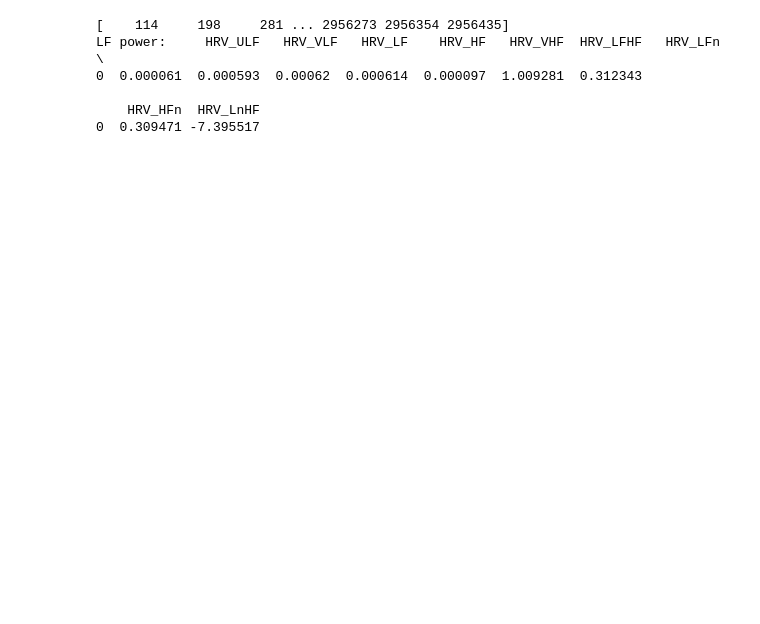
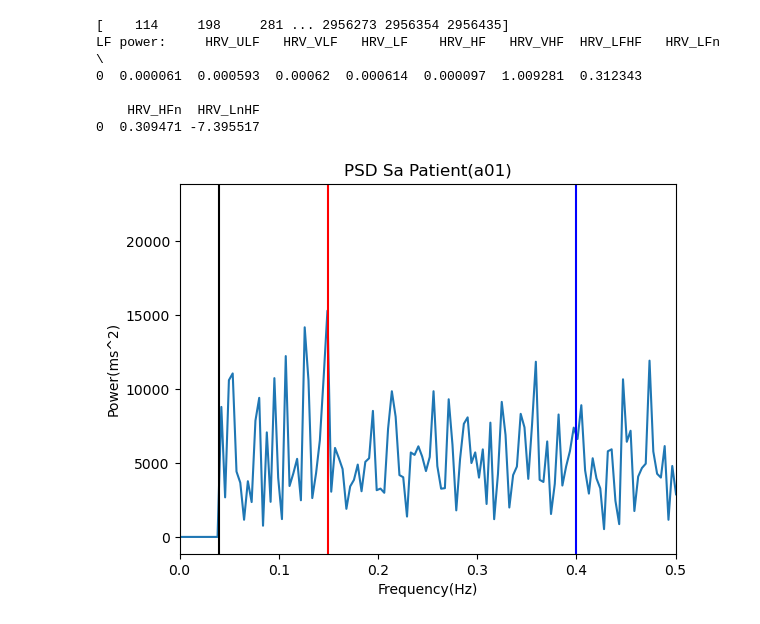
Before and after one commit to ma15118/Year3Project, a Jupyter notebook: Freq_analysis.ipynb, the cells around one changed output. Cells and saved outputs as stored; diff of their text form; code cells hidden in the pictures; blank space fills up the shorter version.

```diff
--- a/Freq_analysis.ipynb
+++ b/Freq_analysis.ipynb
@@ -107,0 +147,60 @@ plot_psd(nn_intervals_list, method="welch")
+# %%
+## fft and psd using last years code
+
+import numpy as np
+from numpy.fft import fft,ifft
+import pandas as pd
+import os
+import matplotlib.pyplot as plt
+import neurokit2 as nk
+import scipy as sp
+from scipy.fft import rfft, rfftfreq
+from scipy.fft import irfft
+from scipy.interpolate import interp1d
+
+#folder = 'ECG_Only'
+#access_folder = os.chdir(folder)
+
+file = 'a01'
+df = pd.read_csv(file+'.csv')
+ECG = np.concatenate(pd.DataFrame(df['ECG']).to_numpy())
+Time = np.concatenate(pd.DataFrame(df['Time']).to_numpy())
+
+#### this can be used for sectioning if you want
+#start_time = 1600
+#stop_time = 1800
+#start_location =int((np.where(Time == start_time)[0]))
+#stop_location = int((np.where(Time == stop_time)[0]))
+##
+_, rpeaks = nk.ecg_peaks(ECG, sampling_rate = 100)
+peaks = rpeaks['ECG_R_Peaks']
+nn_intervals = np.diff(peaks)
+
+#last years code
+## Number of samples in normalized_tone
+N = len(nn_intervals)
+rate = 100
+freq_values = pd.DataFrame()
+
+
+ #Calculating fourier transforms
+xf = rfftfreq(N, 1 / rate) # Returns the Discrete Fourier Transform sample frequencies
+yf = np.abs(rfft(nn_intervals)) # Computes the one-dimensional discrete Fourier Transform for real input.
+for index,value in enumerate(xf):
+    if value < 0.04:
+        yf[index] = 0
+
+# Plotting Frequency Domain HRV values
+plt.plot(xf, yf)
+plt.xlabel('Frequency(Hz)')
+plt.ylabel('Power(ms^2)')
+
+#HF - 0.15-0.4, LF - 0.04-0.15
+plt.axvline(x=0.040, color='k')
+plt.axvline(x=0.15, color='r')
+plt.axvline(x=0.40, color='b')
+plt.xlim([0, 0.5])
+plt.title('PSD Sa Patient(a01)')
+plt.show()
+# %% [output]
+[figure, added]
```
Also changed, not shown: parts of 30 cells of this notebook.
